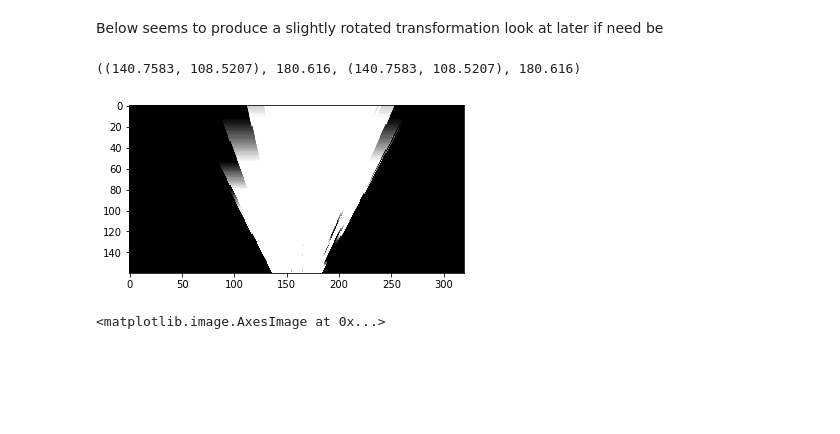
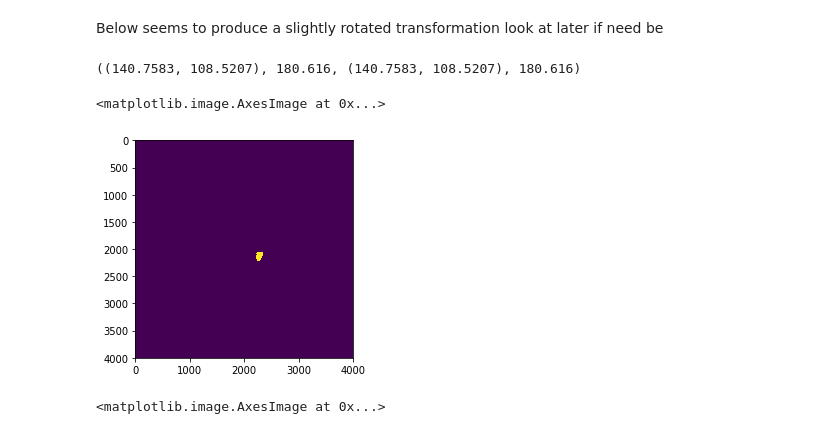
Before and after one commit to d13sl0w/RoboND-Rover-Project, a Jupyter notebook: code/Rover_Scratch_Space.ipynb, the cells around one changed output. Saved outputs shown, nothing was run; the diff lists cells and outputs as text; code cells hidden in the pictures; blank space fills up the shorter version.

```diff
--- a/code/Rover_Scratch_Space.ipynb
+++ b/code/Rover_Scratch_Space.ipynb
@@ -39,7 +39,9 @@ Below seems to produce a slightly rotated transformation look at later if need b
 # %%
 rover = NASARover(init_coords=(sample_telemetry['X_Position'], sample_telemetry['Y_Position']),
                   init_yaw=sample_telemetry['Yaw'])
+
+print(rover.init_coords, rover.init_yaw, rover.current_coords, rover.current_yaw)
+rover.current_view = sample_image
+rover.update_map()
+# %% [output]
+((140.7583, 108.5207), 180.616, (140.7583, 108.5207), 180.616)
-# %%
-print(rover.init_coords, rover.init_yaw, rover.current_coords, rover.current_yaw)
-# %% [output]
-((140.7583, 108.5207), 180.616, (140.7583, 108.5207), 180.616)
@@ -48,7 +48,8 @@ rover.current_view = sample_image
-# %%
-rover.process_image(sample_image)
-# %% [output]
-[figure, removed]
+# %%
+plt.imshow(rover.main_map)
+# %% [output]
+<matplotlib.image.AxesImage at 0x...>
+[figure, added]
 # %%
 class NASARover():
     def __init__(self, init_coords, init_yaw):
```
Also changed, not shown: parts of 5 cells of this notebook.
